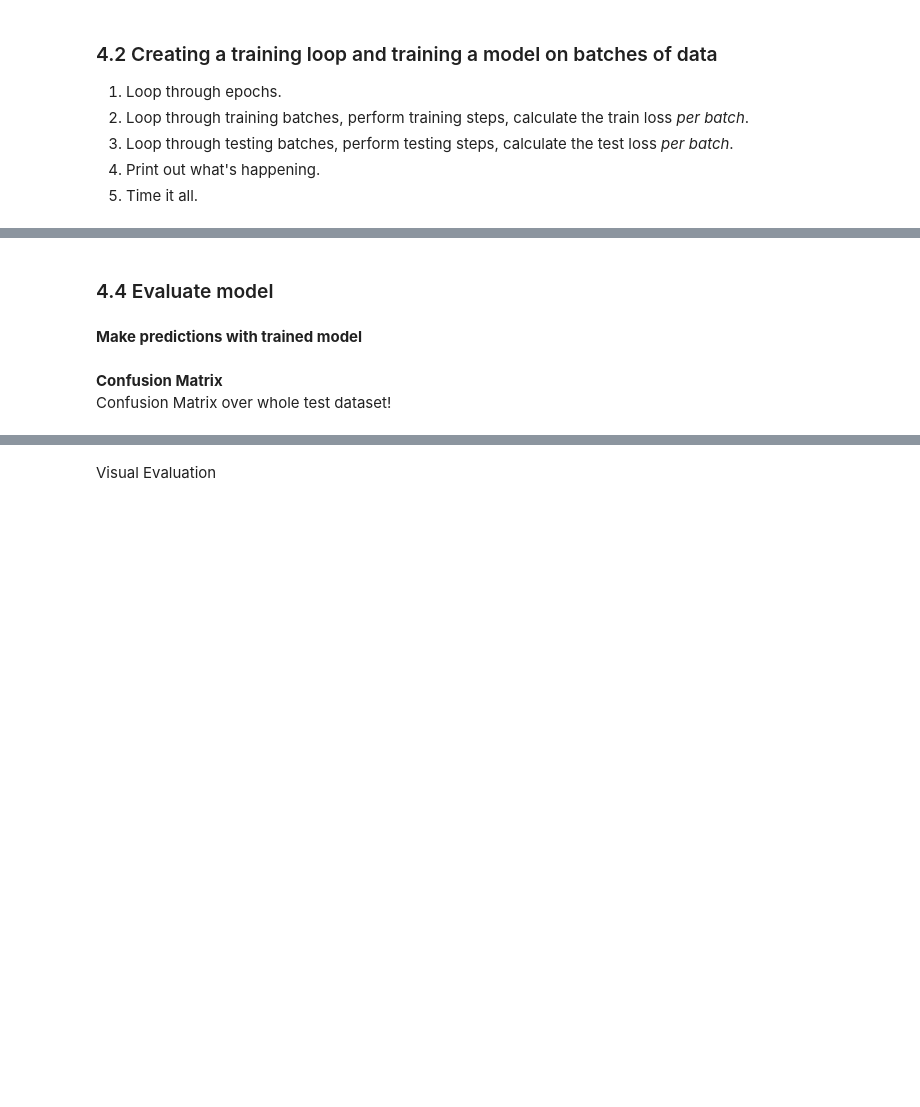
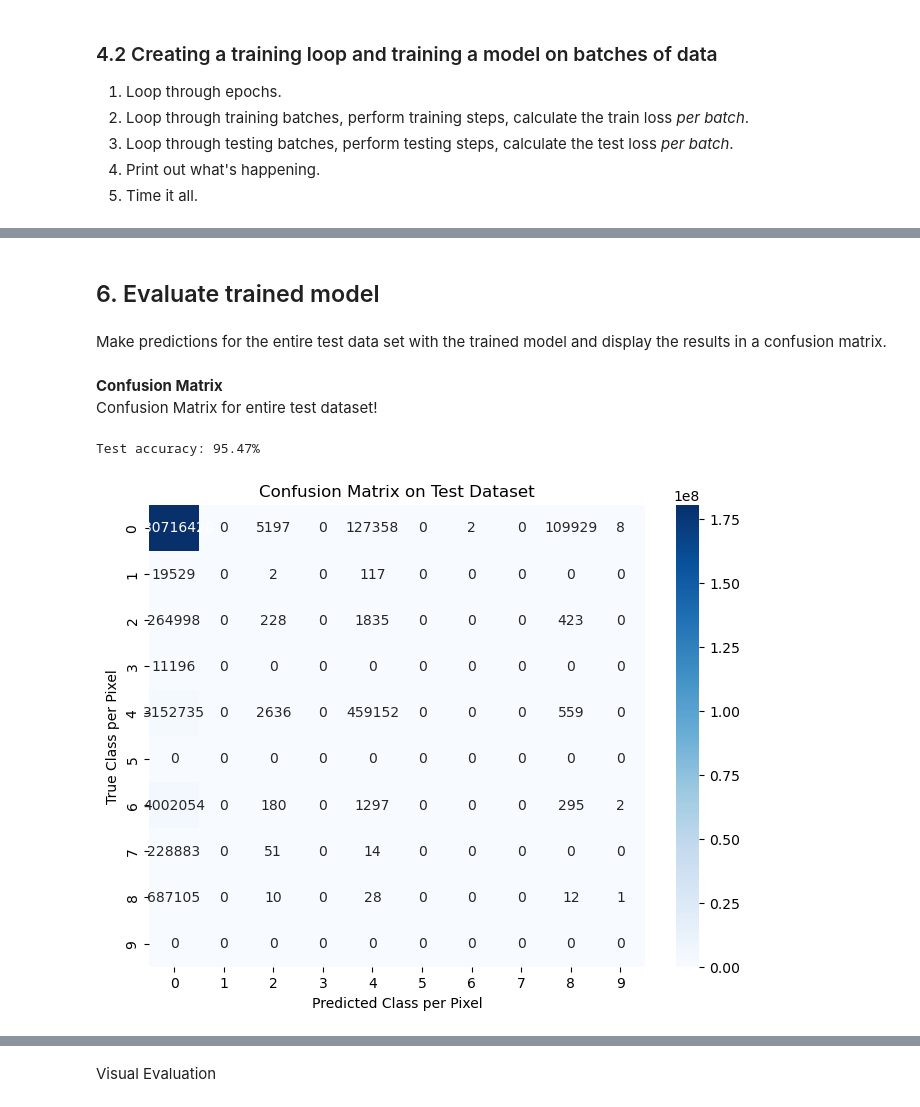
Before and after one commit to hiebschi/MoSE, a Jupyter notebook: notebooks/02_training.ipynb, the cells around one changed output, grey strips where cells are left out. Cells and saved outputs as stored; diff of their text form; code cells hidden in the pictures; blank space fills up the shorter version.

Commit message:
save and load trained model + confusion matrix

```diff
--- a/notebooks/02_training.ipynb
+++ b/notebooks/02_training.ipynb
@@ -586,0 +584,22 @@ KeyboardInterrupt:
+# %%
+# Create INDIVIDUAL model name and add to corresponding path
+
+# counter for model version
+counter = 1
+
+# function for generating initial model name
+def generate_model_name(base_name, learning_rate, epochs, counter):
+    return f"{base_name}_{learning_rate}_{epochs}_{counter}.pth"
+
+base_name = "unet_model"
+
+# generate initial name and path
+MODEL_NAME = generate_model_name(base_name, configs_sc.HYPERPARAMETERS["learning_rate"], configs_sc.HYPERPARAMETERS["epochs"], counter)
+save_model_path = os.path.join(saved_model_dir, MODEL_NAME)
+
+check if there is already a model saved with the same name -> if so: increase the counter
+while os.path.exists(save_model_path):
+    print(f"Warning: File with name {MODEL_NAME} already exists. Increase the counter...")
+    counter += 1
+    MODEL_NAME = generate_model_name(base_name, configs_sc.HYPERPARAMETERS["learning_rate"], configs_sc.HYPERPARAMETERS["epochs"], counter)
+    save_model_path = os.path.join(saved_model_dir, MODEL_NAME)
@@ -587,4 +617,13 @@ KeyboardInterrupt:
+# %%
+# Load the model
+
+# Create a new instance of the model (same class as our saved state_dict())
+loaded_model = model_utils.model_0.to(device)
+
+# Load in the saved state_dict()
+loaded_model.load_state_dict(torch.load(f=save_model_path, weights_only=True))
+
+# Send model to GPU
+loaded_model = loaded_model.to(device)
 # %% [markdown]
-### 4.4 Evaluate model
+## 6. Evaluate trained model
-# %% [markdown]
-**Make predictions with trained model**
@@ -612,3 +630,11 @@ def make_predictions(model: torch.nn.Module, data: list, device: torch.device =
+# %% [markdown]
+Make predictions for the entire test data set with the trained model and display the results in a confusion matrix.
 # %% [markdown]
 **Confusion Matrix**
-Confusion Matrix over whole test dataset!
+Confusion Matrix for entire test dataset!
+# %%
+# predictions for entire test data set
+evaluation_utils.evaluate_model_with_testdata(loaded_model, test_loader, accuracy_fn, configs_sc.HYPERPARAMETERS["num_classes"], device)
+# %% [output]
+Test accuracy: 95.47%
+[figure, added]
```
Also changed, not shown: parts of 20 cells of this notebook, 4 other files.
